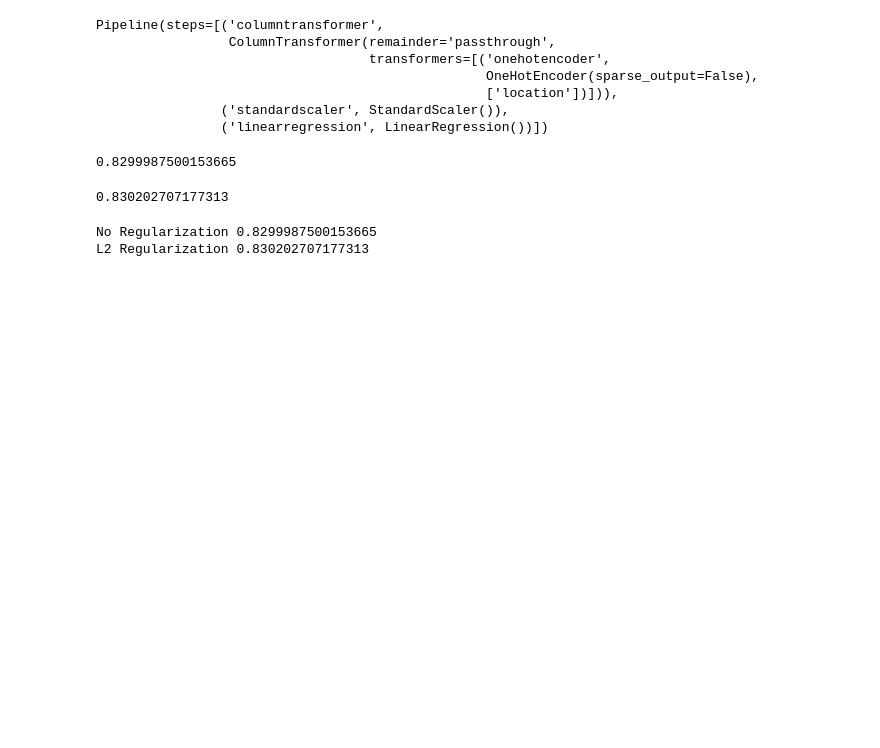
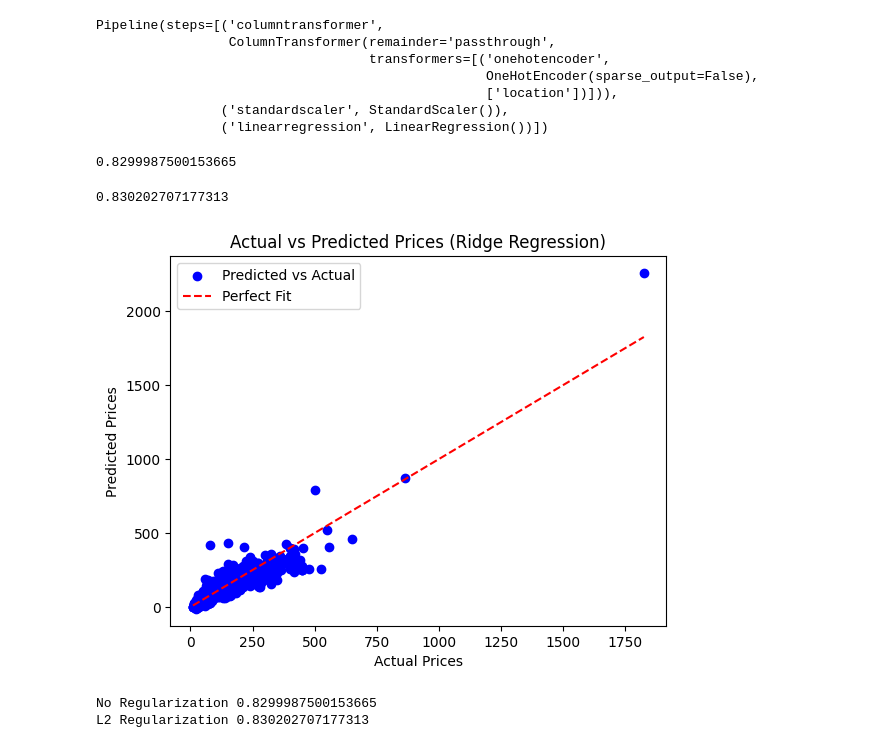
Before and after one commit to ammusin/House_price_predictions, a Jupyter notebook: Prize_prediction.ipynb, the cells around one changed output. Saved outputs shown, nothing was run; the diff lists cells and outputs as text; code cells hidden in the pictures; blank space fills up the shorter version.

```diff
--- a/Prize_prediction.ipynb
+++ b/Prize_prediction.ipynb
@@ -470,6 +470,25 @@ y_pred_ridge=pipe.predict(X_test)
 r2_score(y_test,y_pred_ridge)
 # %% [output]
 0.830202707177313
+# %%
+import matplotlib.pyplot as plt
+
+# Predict values using the model
+y_pred_ridge = pipe.predict(X_test)
+
+# Create a scatter plot of actual vs predicted
+plt.scatter(y_test, y_pred_ridge, color='blue', label='Predicted vs Actual')
+
+# Add a line for perfect predictions (y=x)
+plt.plot([y_test.min(), y_test.max()], [y_test.min(), y_test.max()], color='red', linestyle='--', label='Perfect Fit')
+
+plt.xlabel('Actual Prices')
+plt.ylabel('Predicted Prices')
+plt.title('Actual vs Predicted Prices (Ridge Regression)')
+plt.legend()
+plt.show()
+# %% [output]
+[figure, added]
 # %%
 print("No Regularization",r2_score(y_test,y_pred_lr))
 print("L2 Regularization",r2_score(y_test,y_pred_ridge))
```
Also changed, not shown: parts of 1 cell of this notebook.
